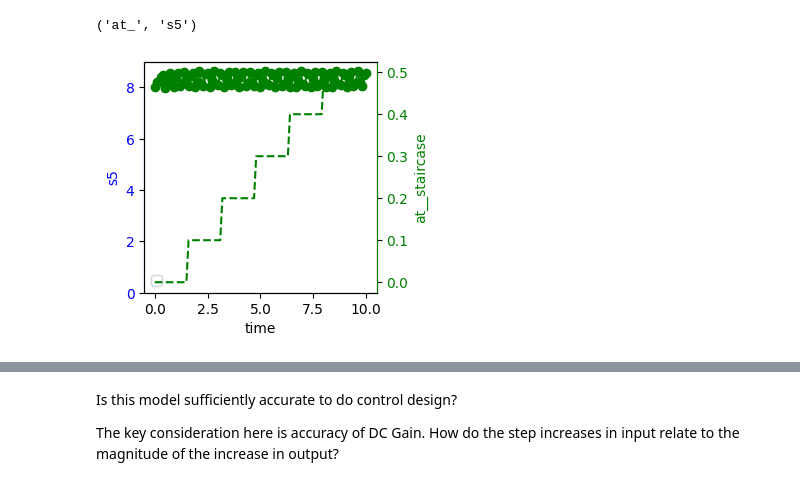
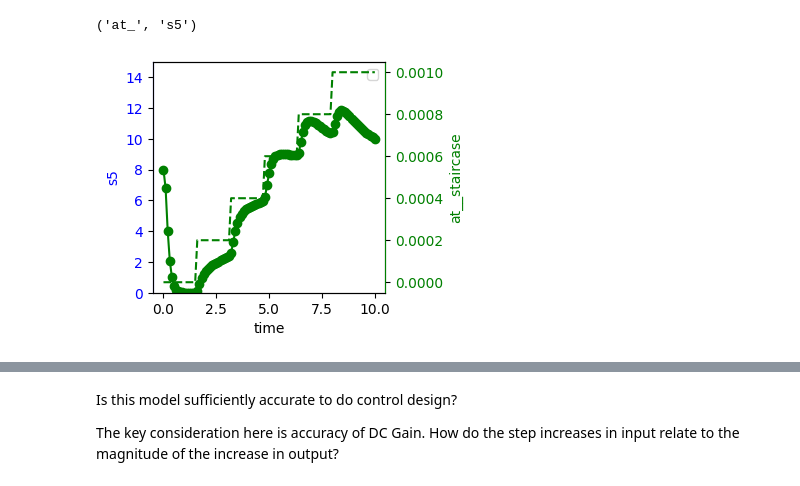
Before and after one commit to joseph-hellerstein/advanced-controls-lectures, a Jupyter notebook: classes/winter_2023/lectures/lecture_11_12-system-identification/system_identification.ipynb, the cells around one changed output, grey strips where cells are left out. Saved outputs shown, nothing was run; the diff lists cells and outputs as text; code cells hidden in the pictures.

```diff
--- a/classes/winter_2023/lectures/lecture_11_12-system-identification/system_identification.ipynb
+++ b/classes/winter_2023/lectures/lecture_11_12-system-identification/system_identification.ipynb
@@ -248,15 +248,15 @@ ctl.plotOneTS(fitter_result.time_series, figsize=(3,3), legend_crd=(2, 1))
 # %% [markdown]
 #  Wolf Transfer Function
 # %%
-WOLF_BUILDER = WOLF_CTLSB.makeSISOTransferFunctionBuilder(is_fixed_input_species=False)
+WOLF_BUILDER = WOLF_CTLSB.makeSISOTransferFunctionBuilder(is_fixed_input_species=True)
 WOLF_BUILDER.input_name, WOLF_BUILDER.output_name
 # %% [output]
 ('at_', 's5')
 # %%
-WOLF_STAIRCASE = ctl.Staircase(initial_value=0, final_value=0.5, num_step=5)
+WOLF_STAIRCASE = ctl.Staircase(initial_value=0, final_value=0.001, num_step=5)
 response_ts = WOLF_BUILDER.makeStaircaseResponse(staircase=WOLF_STAIRCASE, figsize=(1,2), legend_crd=(0.5, 1), end_time=10)
 # %%
-WOLF_BUILDER.plotStaircaseResponse(response_ts, figsize=(3,3), legend_crd=(0.5, 1), ylim=[0, 9])
+WOLF_BUILDER.plotStaircaseResponse(response_ts, figsize=(3,3), legend_crd=(0.5, 1), ylim=[0, 15])
 # %% [output]
-[figure, old version]
+[figure, new version]
 # %%
```
Also changed, not shown: parts of 24 cells of this notebook.
